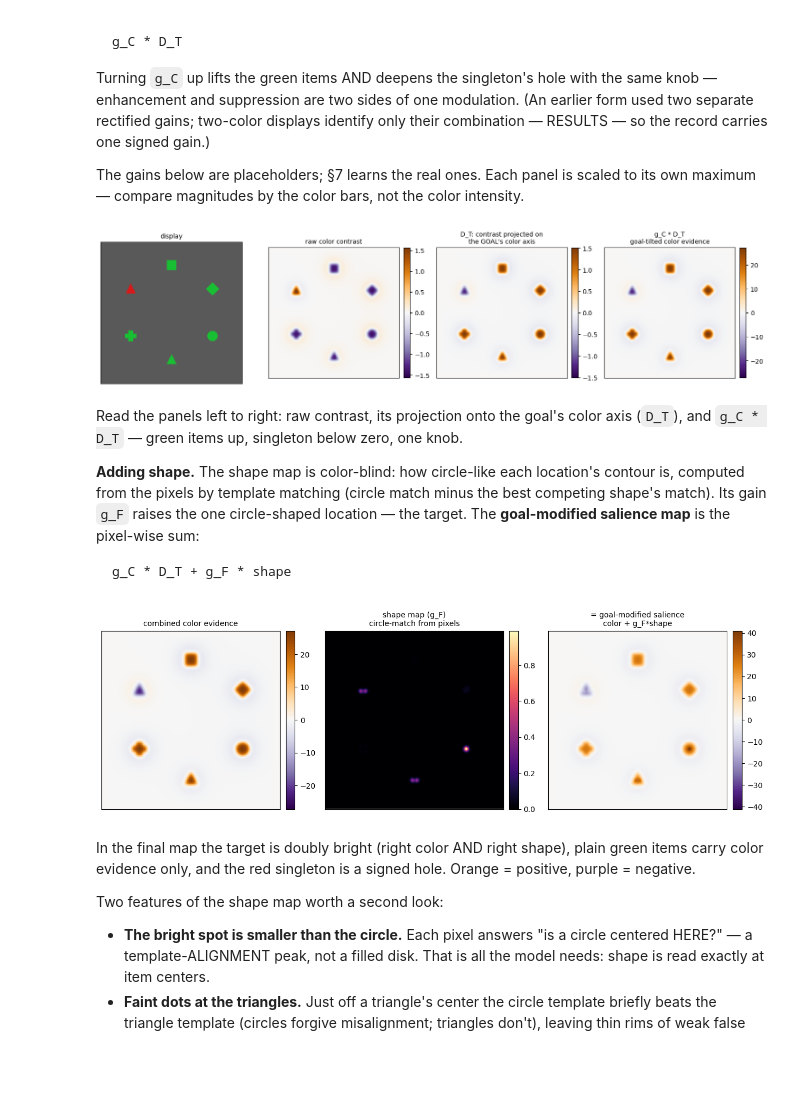
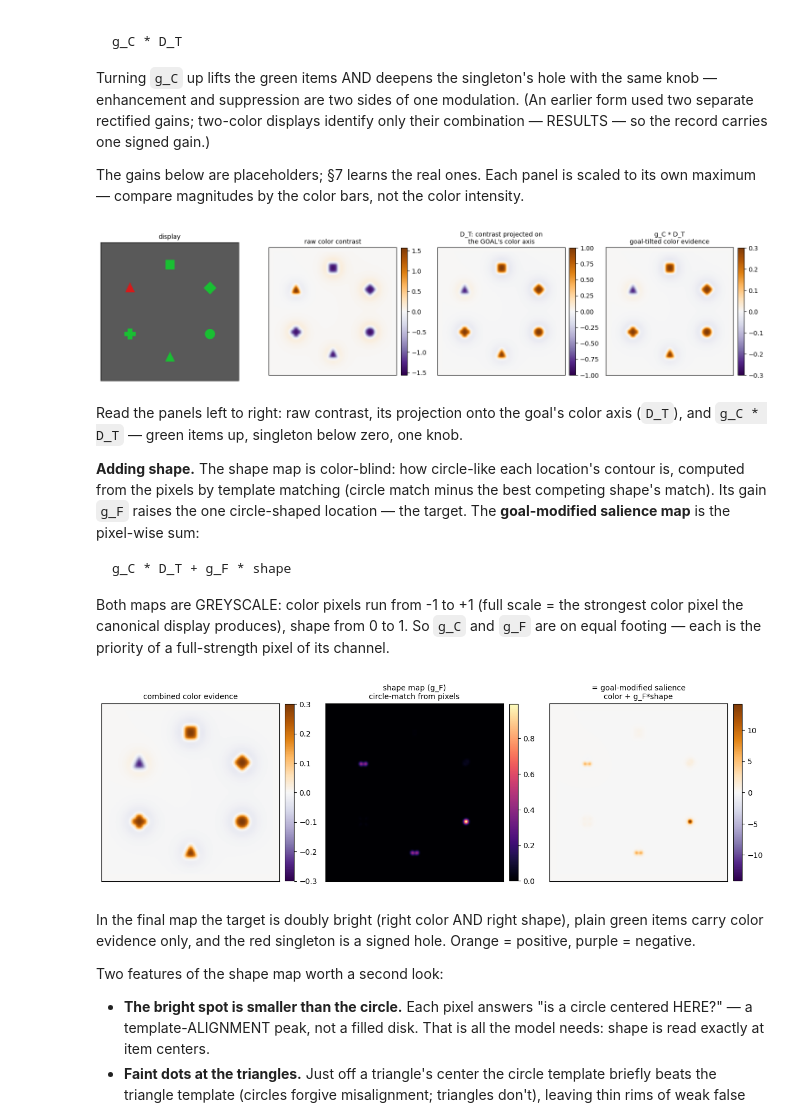
Before and after one commit to HanZhang-psych/Ego-Spatial-Sense, a Jupyter notebook: Visual-Search/tutorial_visual_search.ipynb, the cells around one changed output. Drawn from its saved outputs; the diff is of its cells as text; code cells hidden in the pictures; blank space fills up the shorter version.

```diff
--- a/Visual-Search/tutorial_visual_search.ipynb
+++ b/Visual-Search/tutorial_visual_search.ipynb
@@ -167,43 +171,47 @@ The gains below are placeholders; §7 learns the real ones. Each
 panel is scaled to its own maximum — compare magnitudes by the
 color bars, not the color intensity.
 # %%
-# placeholder gains - arbitrary units; magnitudes picked so the demo
-# maps and the Sec. 6 worked example are visibly structured (training
-# replaces them with fitted values on standardized evidence)
-gC_demo, gF_demo = 18.0, 14.0
+# placeholder gains - magnitudes picked so the demo maps and the
+# Sec. 6 worked example are visibly structured (training replaces
+# them with fitted values)
+gC_demo, gF_demo = 0.3, 14.0
 
 TARG, SING = 1, 4
 items = [dict(x=pos[j][0], y=pos[j][1],
               color="red" if j == SING else "green",
               shape=shape_for(j + 1, TARG + 1)) for j in range(6)]
 img = render(items)
 maps = opponency_contrast(img)
 u = template_axis("green")            # the goal color, as a direction
 goal_map = u[0]*maps["RG"] + u[1]*maps["BY"]     # D_T: + green, - red
+# greyscale: divide by the strongest |D_T| pixel (a fixed constant),
+# so color pixels lie in [-1, 1] and full scale is 1
+C_COLOR = np.abs(goal_map).max()
+goal_map = goal_map / C_COLOR
 color_evidence = gC_demo * goal_map              # ONE goal gain
 
 fig, axes = plt.subplots(1, 4, figsize=(15, 3.8))
 axes[0].imshow(img, origin="lower"); axes[0].set_title("display", fontsize=10)
 v = np.abs(maps["RG"]).max()
 im1 = axes[1].imshow(maps["RG"], origin="lower", cmap="PuOr_r", vmin=-v, vmax=v)
 axes[1].set_title("raw color contrast", fontsize=10)
 v2 = np.abs(goal_map).max()
 im2 = axes[2].imshow(goal_map, origin="lower", cmap="PuOr_r",
                      vmin=-v2, vmax=v2)
 axes[2].set_title("D_T: contrast projected on\nthe GOAL's color axis",
                   fontsize=10)
 v3 = np.abs(color_evidence).max()
 im3 = axes[3].imshow(color_evidence, origin="lower", cmap="PuOr_r",
                      vmin=-v3, vmax=v3)
 axes[3].set_title("g_C * D_T\ngoal-tilted color evidence", fontsize=10)
 for ax in axes:
     ax.set_xticks([]); ax.set_yticks([])
 for ax, im in zip(axes[1:], [im1, im2, im3]):
     fig.colorbar(im, ax=ax, fraction=0.046, pad=0.03)
 plt.tight_layout()
 plt.show()
 # %% [output]
-[figure, old version]
+[figure, new version]
 # %% [markdown]
 Read the panels left to right: raw contrast, its projection onto
 the goal's color axis (`D_T`), and `g_C * D_T` — green items up,
@@ -216,9 +224,14 @@ Its gain `g_F` raises the one circle-shaped location — the target.
 The **goal-modified salience map** is the pixel-wise sum:
 
     g_C * D_T + g_F * shape
+
+Both maps are GREYSCALE: color pixels run from -1 to +1 (full
+scale = the strongest color pixel the canonical display produces),
+shape from 0 to 1. So `g_C` and `g_F` are on equal footing — each
+is the priority of a full-strength pixel of its channel.
 # %%
 smap = shape_match_map(render(items, scale=2))
-smap = smap[::2, ::2] / max(smap.max(), 1e-9)         # display scale
+smap = smap[::2, ::2] / max(smap.max(), 1e-9)  # greyscale: peak 1
 salience = color_evidence + gF_demo * smap
 
 fig, axes = plt.subplots(1, 3, figsize=(12.5, 3.8))
@@ -240,7 +253,7 @@ for ax, im in zip(axes, [im0, im1, im2]):
 plt.tight_layout()
 plt.show()
 # %% [output]
-[figure, old version]
+[figure, new version]
 # %% [markdown]
 In the final map the target is doubly bright (right color AND
 right shape), plain green items carry color evidence only, and the
```
Also changed, not shown: parts of 10 cells of this notebook, 7 other files.
